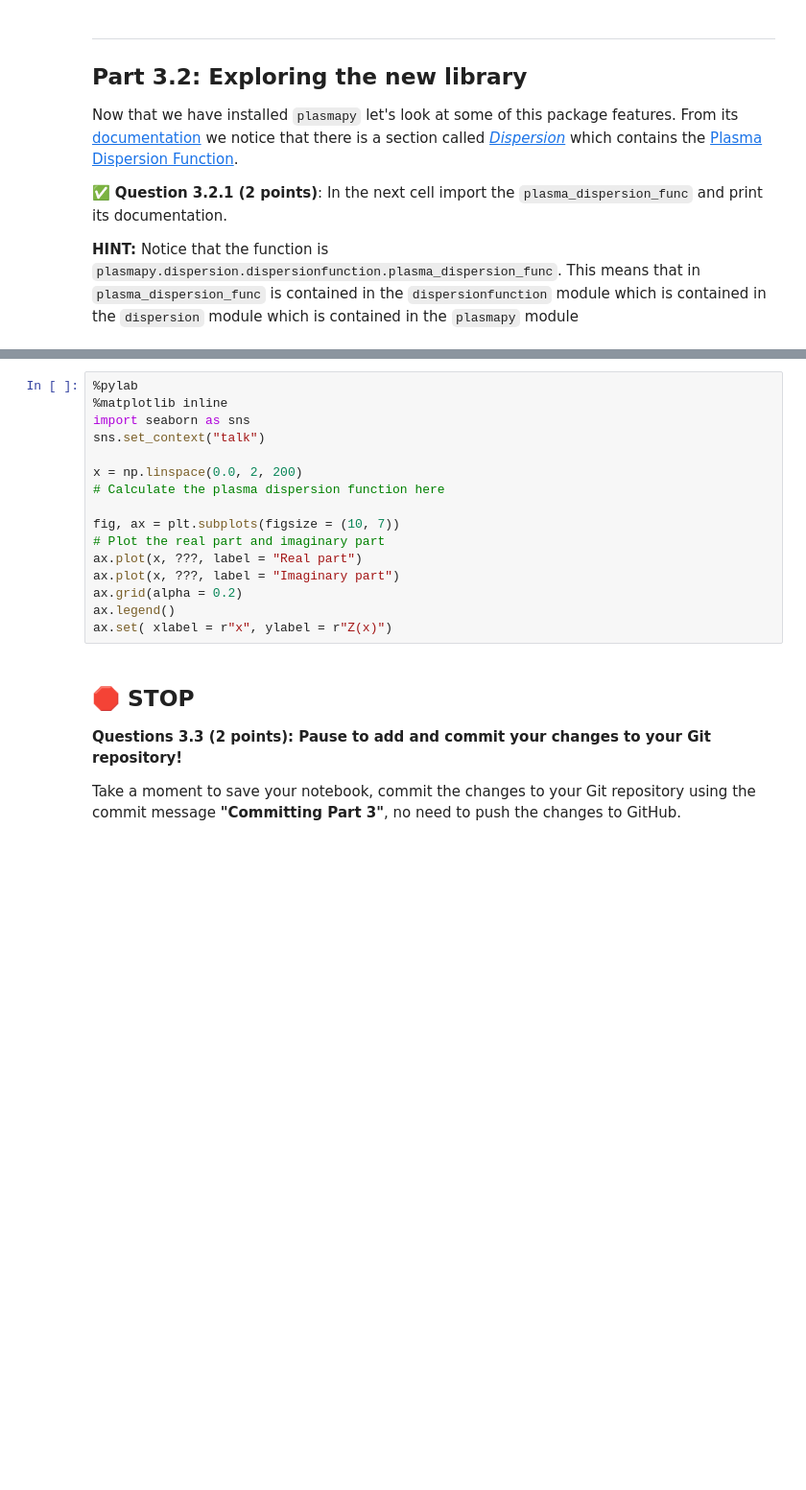
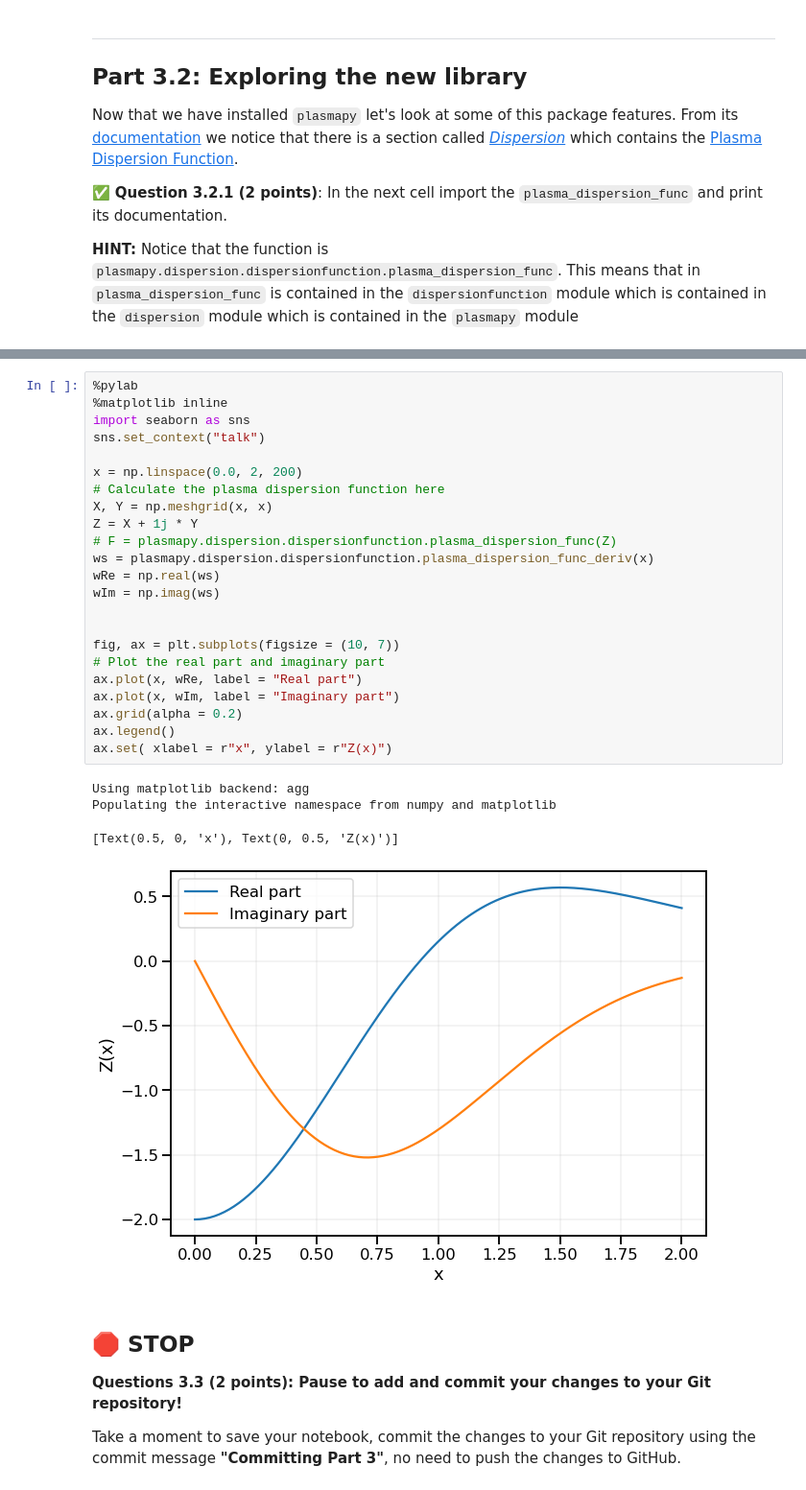
Before and after one commit to soesit/cmse202-f22-turnin, a Jupyter notebook: hw-01/HW-01_GitPracticeDebuggingAndPythonPackages-STUDENT.ipynb, the cells around one changed output, grey strips where cells are left out. Shown at 96% size. Drawn from its saved outputs; the diff is of its cells as text; blank space fills up the shorter version.

Commit message:
Committing Part 3

```diff
--- a/hw-01/HW-01_GitPracticeDebuggingAndPythonPackages-STUDENT.ipynb
+++ b/hw-01/HW-01_GitPracticeDebuggingAndPythonPackages-STUDENT.ipynb
@@ -375,19 +408,31 @@ It should look like this
 # %%
 %pylab
 %matplotlib inline
 import seaborn as sns
 sns.set_context("talk")
 
 x = np.linspace(0.0, 2, 200)
 # Calculate the plasma dispersion function here
+X, Y = np.meshgrid(x, x)
+Z = X + 1j * Y
+# F = plasmapy.dispersion.dispersionfunction.plasma_dispersion_func(Z)
+ws = plasmapy.dispersion.dispersionfunction.plasma_dispersion_func_deriv(x)
+wRe = np.real(ws)
+wIm = np.imag(ws)
+
 
 fig, ax = plt.subplots(figsize = (10, 7))
 # Plot the real part and imaginary part
-ax.plot(x, ???, label = "Real part")
-ax.plot(x, ???, label = "Imaginary part")
+ax.plot(x, wRe, label = "Real part")
+ax.plot(x, wIm, label = "Imaginary part")
 ax.grid(alpha = 0.2)
 ax.legend()
 ax.set( xlabel = r"x", ylabel = r"Z(x)")
+# %% [output]
+Using matplotlib backend: agg
+Populating the interactive namespace from numpy and matplotlib
+[Text(0.5, 0, 'x'), Text(0, 0.5, 'Z(x)')]
+[figure, added]
 # %% [markdown]
 ## &#128721; STOP
 **Questions 3.3 (2 points): Pause to add and commit your changes to your Git repository!**
```
Also changed, not shown: parts of 5 cells of this notebook.
